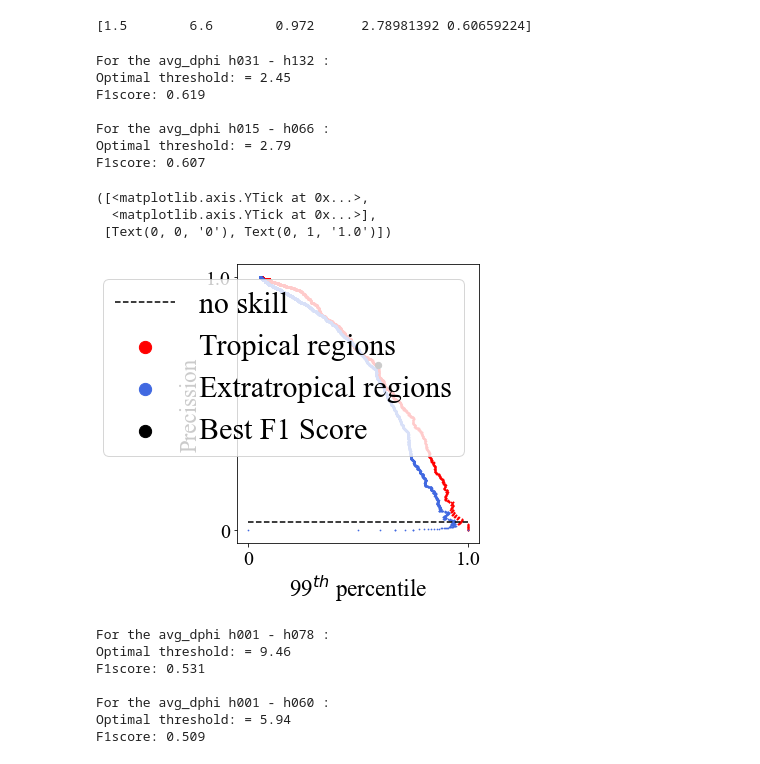
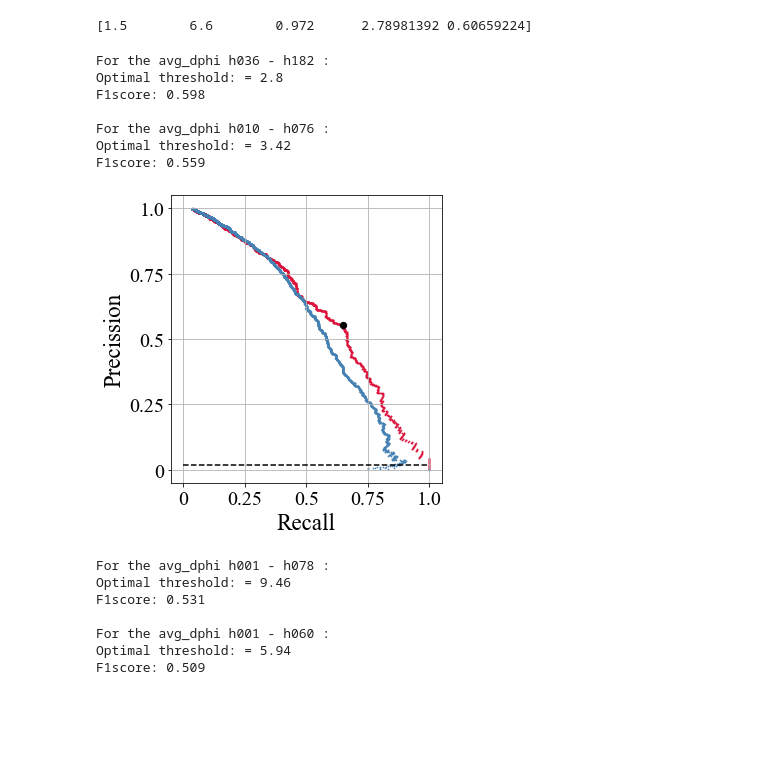
Before and after one commit to ignaciocordova/bachelor_thesis, a Jupyter notebook: region_segmentation.ipynb, the cells around one changed output. Saved outputs shown, nothing was run; the diff lists cells and outputs as text; code cells hidden in the pictures; blank space fills up the shorter version.

```diff
--- a/region_segmentation.ipynb
+++ b/region_segmentation.ipynb
@@ -366,59 +366,50 @@ print(y[x])
 # %% [output]
 [1.5        6.6        0.972      2.78981392 0.60659224]
 # %%
-p1,r1,p11,r11,truth,label1 = do.getPrecisionRecall(tropics_df,3.1,13.2,0.90)
+p1,r1,p11,r11,truth,label1 = do.getPrecisionRecall(tropics_df,3.6,18.2,0.94)
 no_skill = len(truth[truth==1]) / len(truth)
 
-p2,r2,p22,r22,truth2,label2 = do.getPrecisionRecall(extratropics_df,1.5,6.6,0.90)
+p2,r2,p22,r22,truth2,label2 = do.getPrecisionRecall(extratropics_df,1.0,7.6,0.94)
 
 plt.figure(figsize=(5,5), tight_layout=True)
 
-plt.scatter(p1,r1,label='Tropical regions',s=0.5,c='red')
+plt.scatter(p1,r1,label='Tropical regions',s=0.5,c='crimson')
 
-plt.scatter(p2,r2,label='Extratropical regions',s=0.5,c='royalblue')
+plt.scatter(p2,r2,label='Extratropical regions',s=0.5,c='steelblue')
 
 plt.scatter(p11,r11,s=40,c='black',label='Best F1 Score')
 
 
 
 plt.plot([0, 1], [no_skill, no_skill], linestyle='--', c='black',label='no skill')
 
 
-lgnd = plt.legend(scatterpoints=1,loc = 'upper right',
-                prop= FontProperties(family='Times New Roman',style='normal', size=30))
 
-lgnd.legendHandles[0]._sizes = [150]
-lgnd.legendHandles[1]._sizes = [150]
-lgnd.legendHandles[2]._sizes = [150]
-lgnd.legendHandles[3]._sizes = [150]
-
-plt.xlabel('99$^{th}$ percentile',
+plt.xlabel('Recall',
            fontproperties=font,
            fontsize=23)
 plt.ylabel('Precission',
            fontproperties=font,
            fontsize=23)
 
-plt.xticks(ticks=[0,1],
-           labels=['0','1.0'],
+plt.xticks(ticks=[0,0.25,0.5,0.75,1],
+           labels=['0','0.25','0.5','0.75','1.0'],
            fontproperties=font,
            fontsize=20)
-plt.yticks(ticks=[0,1],
-           labels=['0','1.0'],
+plt.yticks(ticks=[0,0.25,0.5,0.75,1],
+           labels=['0','0.25','0.5','0.75','1.0'],
            fontproperties=font,
            fontsize=20)
+plt.grid()
 # %% [output]
-For the avg_dphi h031 - h132 :
-Optimal threshold: = 2.45
-F1score: 0.619
+For the avg_dphi h036 - h182 :
+Optimal threshold: = 2.8
+F1score: 0.598
 
-For the avg_dphi h015 - h066 :
-Optimal threshold: = 2.79
-F1score: 0.607
+For the avg_dphi h010 - h076 :
+Optimal threshold: = 3.42
+F1score: 0.559
-([<matplotlib.axis.YTick at 0x...>,
-  <matplotlib.axis.YTick at 0x...>],
- [Text(0, 0, '0'), Text(0, 1, '1.0')])
-[figure, old version]
+[figure, new version]
 # %%
 p1,r1,p11,r11,truth,label1 = do.getPrecisionRecall(tropics_df,0.1,7.8,0.98)
 no_skill = len(truth[truth==1]) / len(truth)
```
Also changed, not shown: 21 other files.
